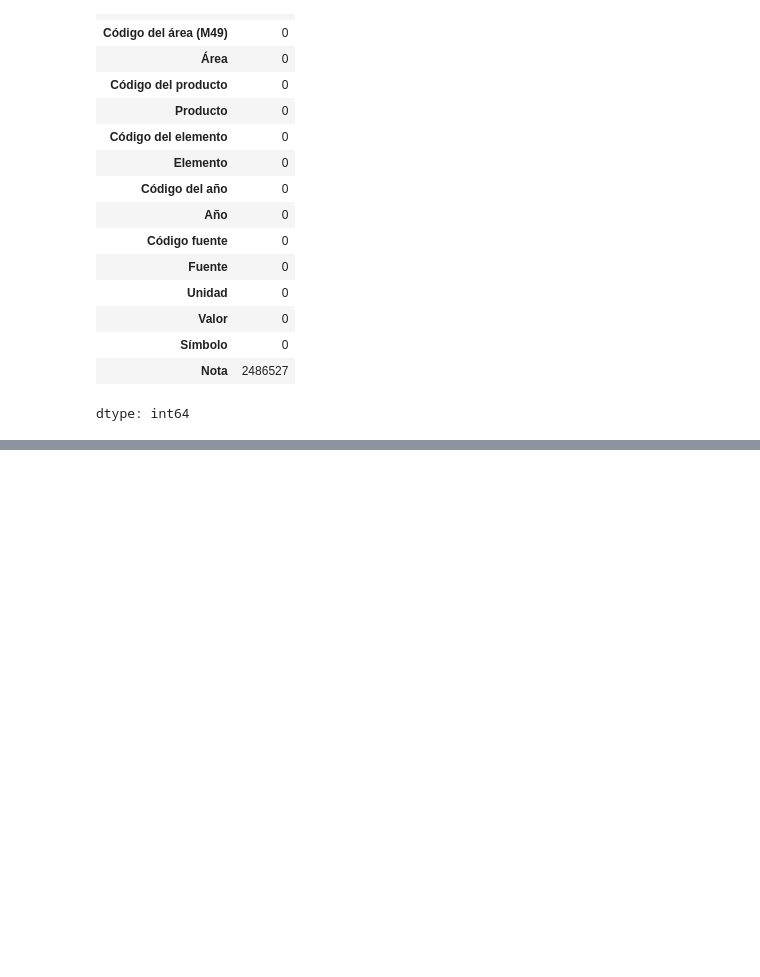
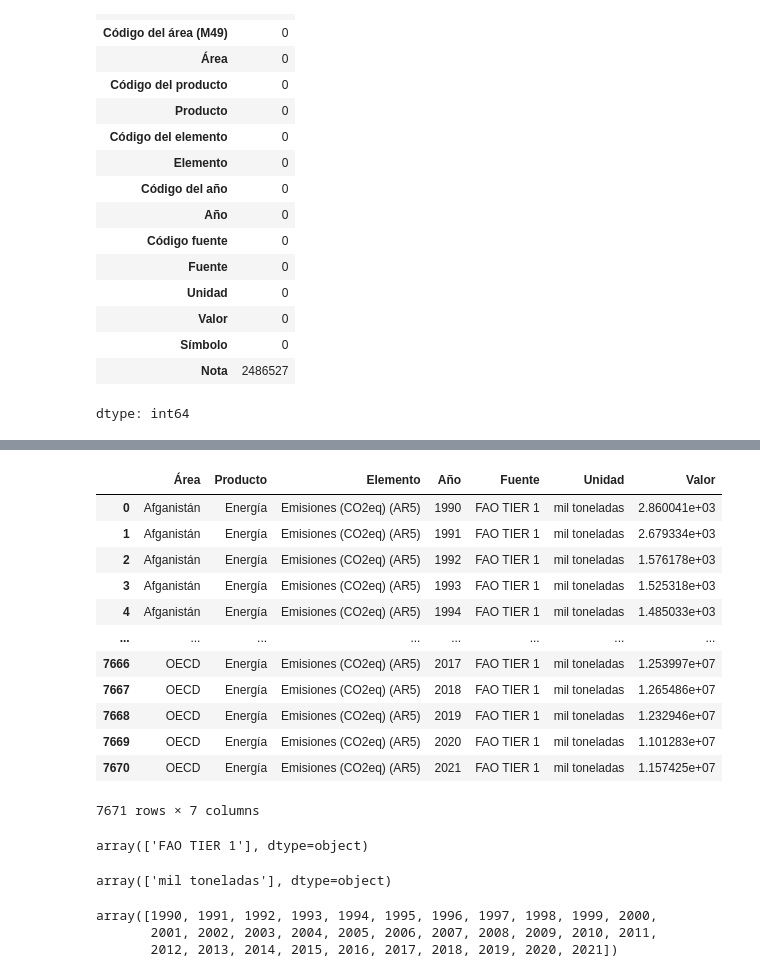
Before and after one commit to ctalamilla/ugr-lcd-tp3-cdd, a Jupyter notebook: ugr_lcd_tp3_cdd.ipynb, the cells around one changed output, grey strips where cells are left out. Drawn from its saved outputs; the diff is of its cells as text; code cells hidden in the pictures; blank space fills up the shorter version.

```diff
--- a/ugr_lcd_tp3_cdd.ipynb
+++ b/ugr_lcd_tp3_cdd.ipynb
@@ -283,0 +361,21 @@ analyze_dataframe_to_df(data)
+# %%
+data = data.loc[data['Elemento']=='Emisiones (CO2eq) (AR5)' , :].reset_index(drop=True)
+data
+# %% [output]
+|  | Área | Producto | Elemento | Año | Fuente | Unidad | Valor |
+| 0 | Afganistán | Energía | Emisiones (CO2eq) (AR5) | 1990 | FAO TIER 1 | mil toneladas | 2.860041e+03 |
+| 1 | Afganistán | Energía | Emisiones (CO2eq) (AR5) | 1991 | FAO TIER 1 | mil toneladas | 2.679334e+03 |
+| 2 | Afganistán | Energía | Emisiones (CO2eq) (AR5) | 1992 | FAO TIER 1 | mil toneladas | 1.576178e+03 |
+| 3 | Afganistán | Energía | Emisiones (CO2eq) (AR5) | 1993 | FAO TIER 1 | mil toneladas | 1.525318e+03 |
+| 4 | Afganistán | Energía | Emisiones (CO2eq) (AR5) | 1994 | FAO TIER 1 | mil toneladas | 1.485033e+03 |
+| ... | ... | ... | ... | ... | ... | ... | ... |
+| 7666 | OECD | Energía | Emisiones (CO2eq) (AR5) | 2017 | FAO TIER 1 | mil toneladas | 1.253997e+07 |
+| 7667 | OECD | Energía | Emisiones (CO2eq) (AR5) | 2018 | FAO TIER 1 | mil toneladas | 1.265486e+07 |
+| 7668 | OECD | Energía | Emisiones (CO2eq) (AR5) | 2019 | FAO TIER 1 | mil toneladas | 1.232946e+07 |
+| 7669 | OECD | Energía | Emisiones (CO2eq) (AR5) | 2020 | FAO TIER 1 | mil toneladas | 1.101283e+07 |
+| 7670 | OECD | Energía | Emisiones (CO2eq) (AR5) | 2021 | FAO TIER 1 | mil toneladas | 1.157425e+07 |
+7671 rows × 7 columns
+# %%
+data['Fuente'].unique()
+# %% [output]
+array(['FAO TIER 1'], dtype=object)
@@ -283,0 +384,4 @@ analyze_dataframe_to_df(data)
+# %%
+data['Unidad'].unique()
+# %% [output]
+array(['mil toneladas'], dtype=object)
@@ -283,0 +392,6 @@ analyze_dataframe_to_df(data)
+# %%
+data['Año'].unique()
+# %% [output]
+array([1990, 1991, 1992, 1993, 1994, 1995, 1996, 1997, 1998, 1999, 2000,
+       2001, 2002, 2003, 2004, 2005, 2006, 2007, 2008, 2009, 2010, 2011,
+       2012, 2013, 2014, 2015, 2016, 2017, 2018, 2019, 2020, 2021])
```
Also changed, not shown: parts of 18 cells of this notebook.
